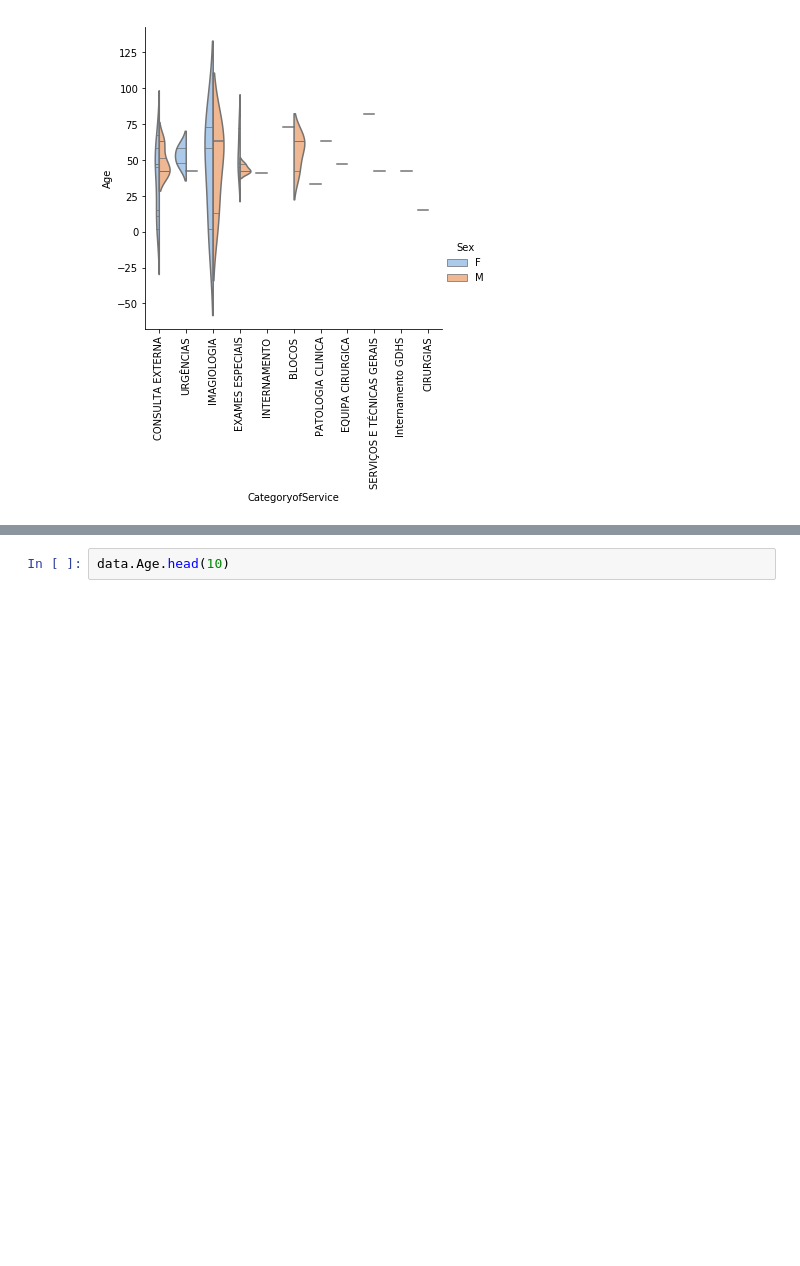
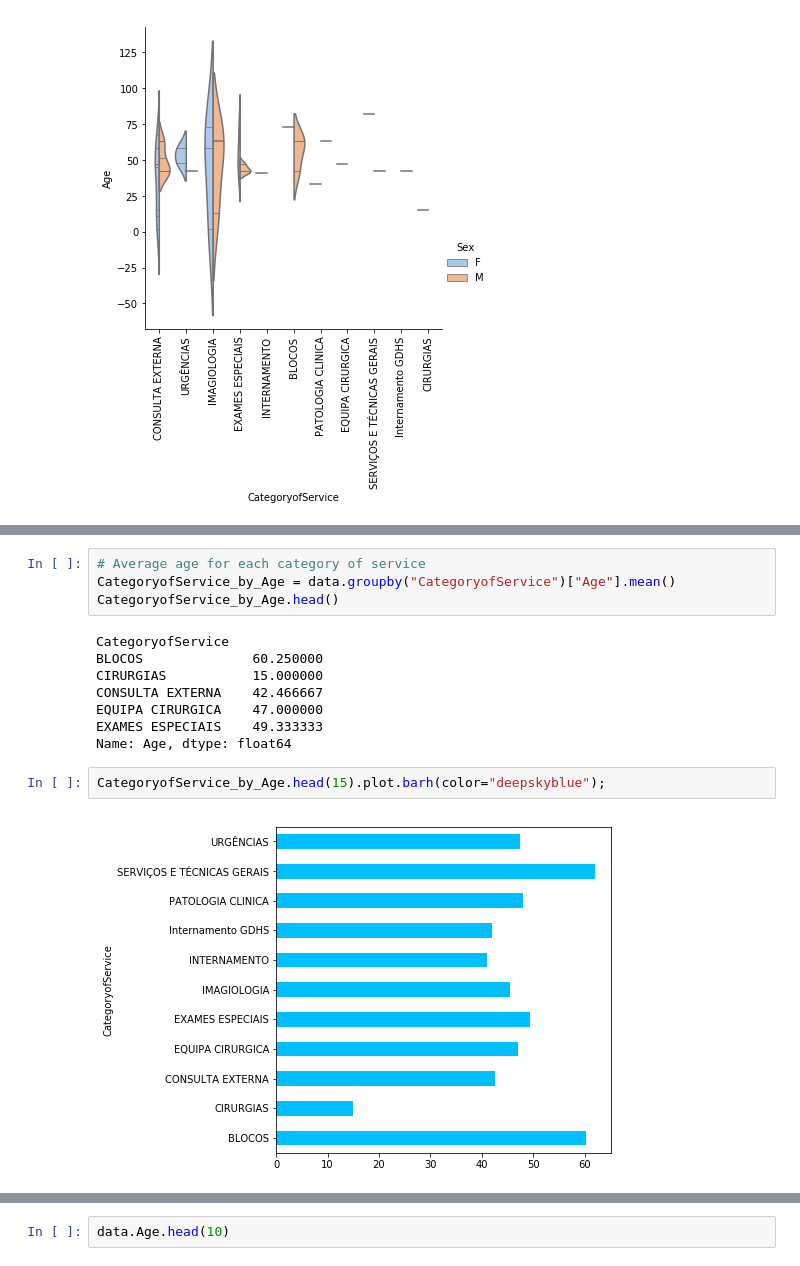
Before and after one commit to crsimmons1/JdMS, a Jupyter notebook: DataVisualization.ipynb, the cells around one changed output, grey strips where cells are left out. Drawn from its saved outputs; the diff is of its cells as text; blank space fills up the shorter version.

```diff
--- a/DataVisualization.ipynb
+++ b/DataVisualization.ipynb
@@ -77 +82,17 @@ Sex_by_Age.plot.barh();
+# %%
+# Average age for each category of service
+CategoryofService_by_Age = data.groupby("CategoryofService")["Age"].mean()
+CategoryofService_by_Age.head()
+# %% [output]
+CategoryofService
+BLOCOS              60.250000
+CIRURGIAS           15.000000
+CONSULTA EXTERNA    42.466667
+EQUIPA CIRURGICA    47.000000
+EXAMES ESPECIAIS    49.333333
+Name: Age, dtype: float64
+# %%
+CategoryofService_by_Age.head(15).plot.barh(color="deepskyblue");
+# %% [output]
+[figure, added]
 # %%
```
Also changed, not shown: parts of 16 cells of this notebook.
